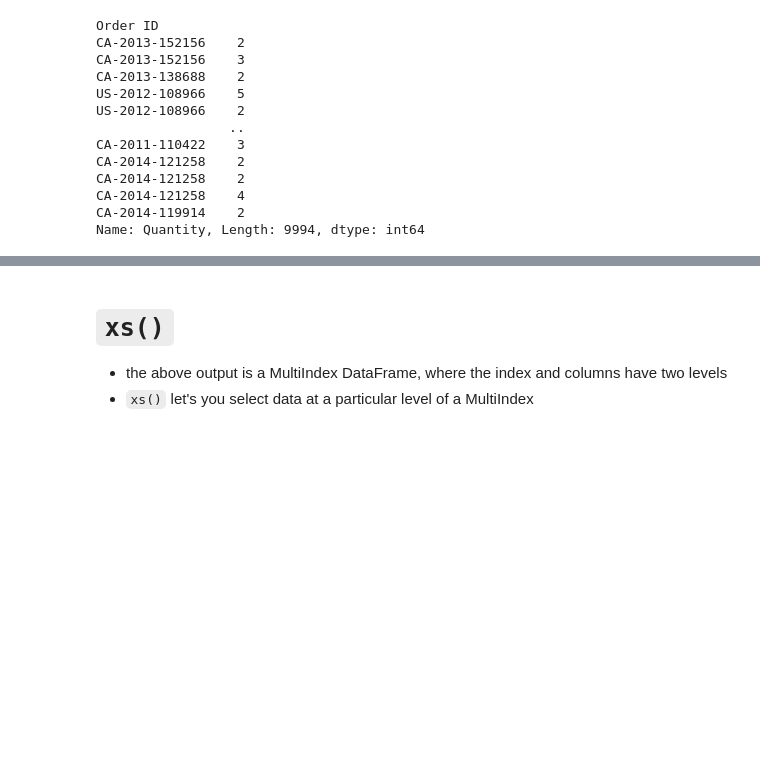
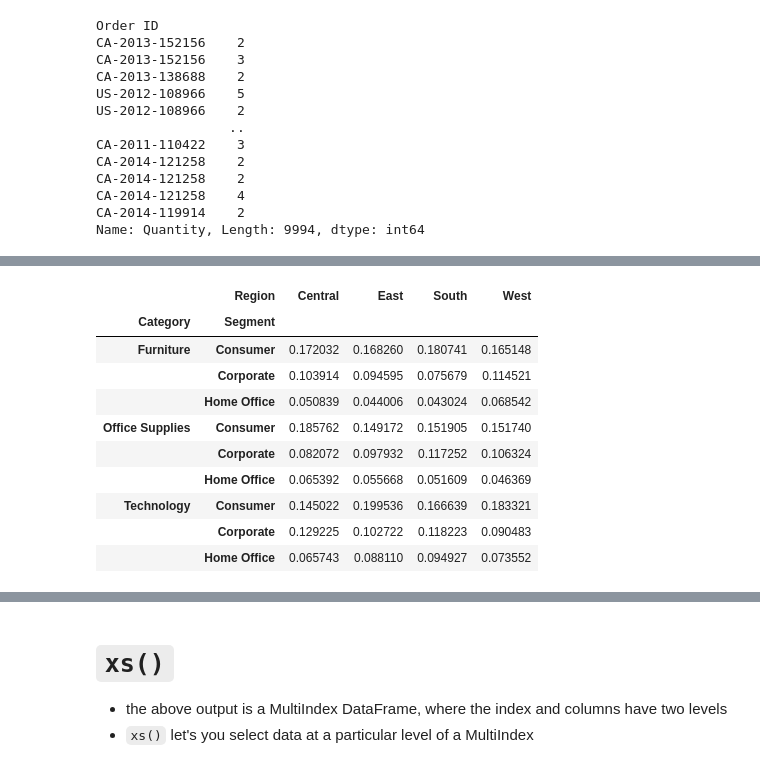
Before and after one commit to MaCoZu/Python, a Jupyter notebook: NOTEBOOKS/pandas/00_data_analysis_in_pandas.ipynb, the cells around one changed output, grey strips where cells are left out. Cells and saved outputs as stored; diff of their text form; code cells hidden in the pictures; blank space fills up the shorter version.

```diff
--- a/NOTEBOOKS/pandas/00_data_analysis_in_pandas.ipynb
+++ b/NOTEBOOKS/pandas/00_data_analysis_in_pandas.ipynb
@@ -146,0 +196,19 @@ df.groupby(["Region", "Category"]).agg({
+# %%
+pd.crosstab(
+    index=[df_clean['Category'], df_clean['Segment']],
+    columns=df_clean['Region'],
+    values=df_clean["Sales"],
+    aggfunc='sum',
+    normalize="columns")
+# %% [output]
+|  | Region | Central | East | South | West |
+| Category | Segment |  |  |  |  |
+| Furniture | Consumer | 0.172032 | 0.168260 | 0.180741 | 0.165148 |
+|  | Corporate | 0.103914 | 0.094595 | 0.075679 | 0.114521 |
+|  | Home Office | 0.050839 | 0.044006 | 0.043024 | 0.068542 |
+| Office Supplies | Consumer | 0.185762 | 0.149172 | 0.151905 | 0.151740 |
+|  | Corporate | 0.082072 | 0.097932 | 0.117252 | 0.106324 |
+|  | Home Office | 0.065392 | 0.055668 | 0.051609 | 0.046369 |
+| Technology | Consumer | 0.145022 | 0.199536 | 0.166639 | 0.183321 |
+|  | Corporate | 0.129225 | 0.102722 | 0.118223 | 0.090483 |
+|  | Home Office | 0.065743 | 0.088110 | 0.094927 | 0.073552 |
```
Also changed, not shown: parts of 34 cells of this notebook, 4 other files.
